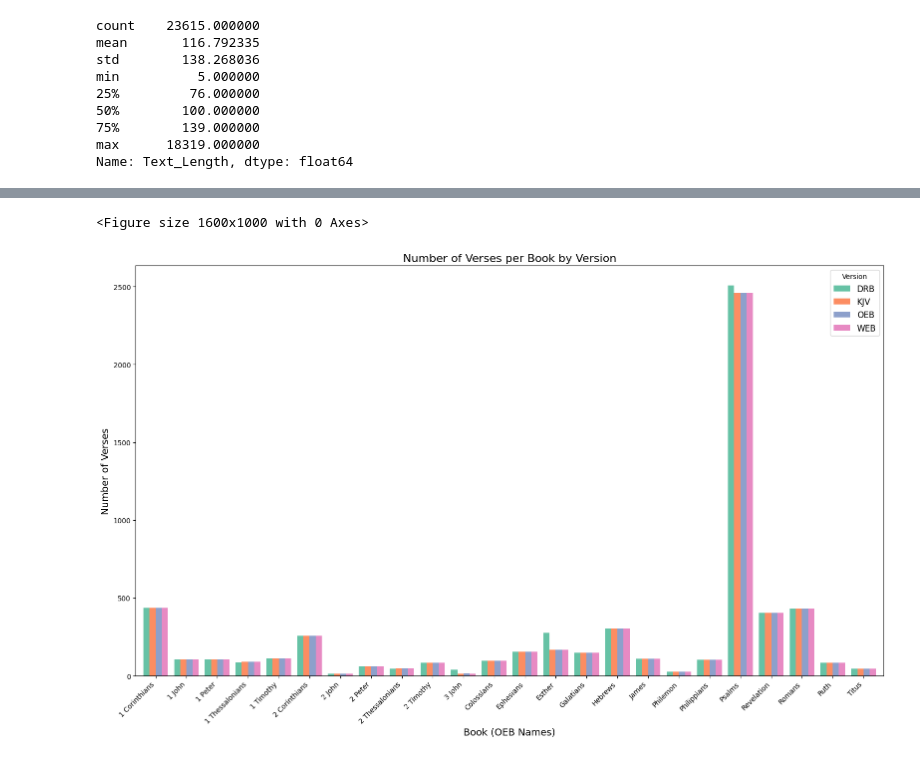
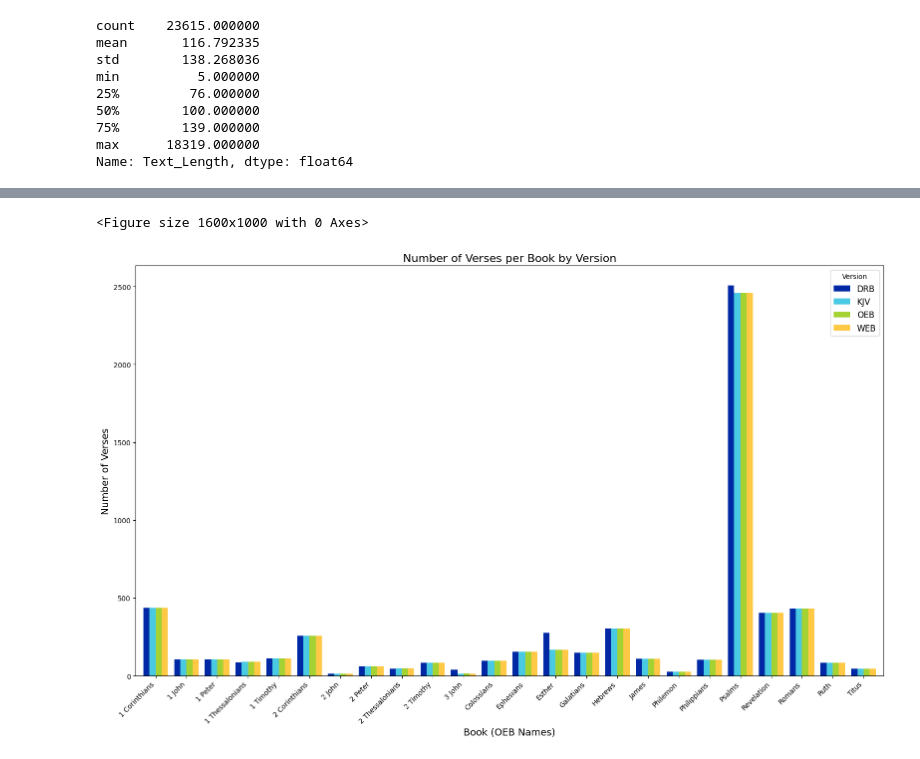
Before and after one commit to pstroe/chartering-new-realms-2024, a Jupyter notebook: Data_Analysis_data_cleaning.ipynb, the cells around one changed output, grey strips where cells are left out. Drawn from its saved outputs; the diff is of its cells as text; code cells hidden in the pictures.

```diff
--- a/Data_Analysis_data_cleaning.ipynb
+++ b/Data_Analysis_data_cleaning.ipynb
@@ -825,32 +825,40 @@ verse_counts = (
     .size()
     .reset_index(name="Verse Count")
 )
 
 # Add the OEB book names for Index
 oeb_books = bible_data[bible_data["Version"] == "OEB"][["Index", "Book"]].drop_duplicates()
 verse_counts = verse_counts.merge(oeb_books, on="Index", how="left")
 
 # Pivot the data for plotting
 pivoted_counts = verse_counts.pivot(index="Book", columns="Version", values="Verse Count").fillna(0)
 
+# Add custom colors
+version_colors = {
+    'DRB': '#0028A5',
+    'KJV': '#4AC9E3',
+    'OEB': '#A4D233',
+    'WEB': '#FFC845'
+}
+
 # Plot the data with a new color palette
 plt.figure(figsize=(16, 10))
 pivoted_counts.plot(
     kind="bar",
     figsize=(16, 10),
     stacked=False,
     width=0.8,
-    color=plt.cm.Set2.colors[:len(pivoted_counts.columns)]  # Use the Set2 color palette
+    color=[version_colors[col] for col in pivoted_counts.columns],
 )
 plt.title("Number of Verses per Book by Version", fontsize=16)
 plt.xlabel("Book (OEB Names)", fontsize=14)
 plt.ylabel("Number of Verses", fontsize=14)
 plt.legend(title="Version", fontsize=12)
 plt.xticks(rotation=45, ha="right", fontsize=10)
 plt.tight_layout()
 
 # Show the plot
 plt.show()
 # %% [output]
 <Figure size 1600x1000 with 0 Axes>
-[figure, old version]
+[figure, new version]
```
Also changed, not shown: parts of 1 cell of this notebook.
